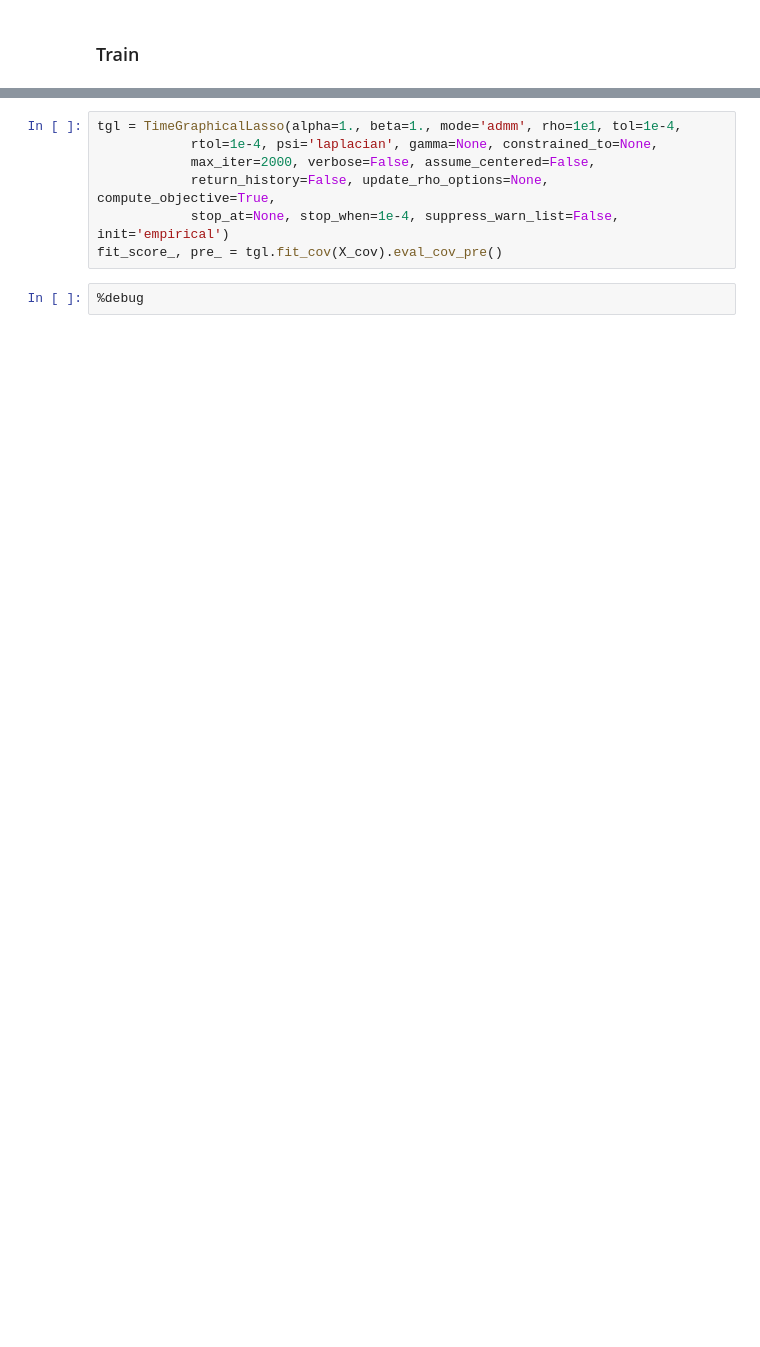
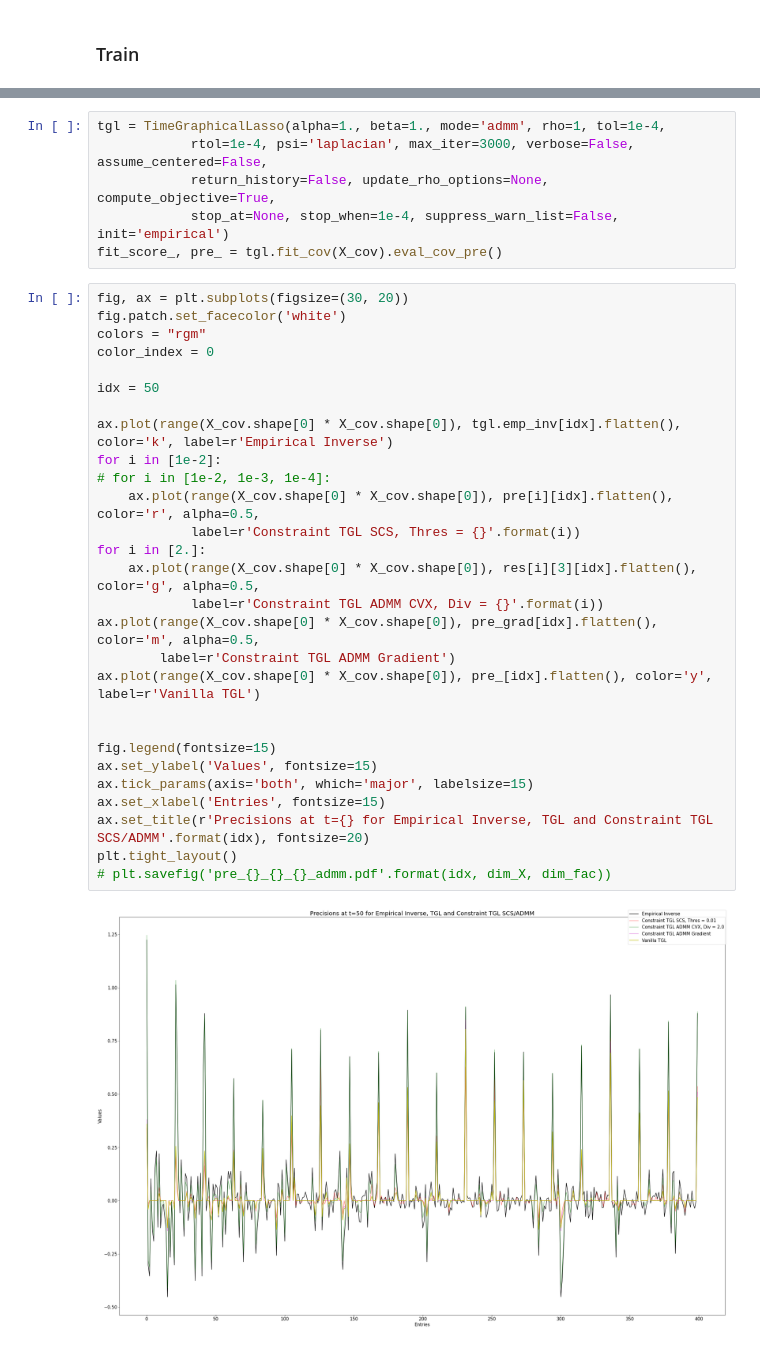
Before and after one commit to atechnicolorskye/post_sum, a Jupyter notebook: regain/inequality_constraint_cvxpy.ipynb, the cells around one changed output, grey strips where cells are left out. Saved outputs shown, nothing was run; the diff lists cells and outputs as text; blank space fills up the shorter version.

```diff
--- a/regain/inequality_constraint_cvxpy.ipynb
+++ b/regain/inequality_constraint_cvxpy.ipynb
@@ -96,9 +135,36 @@ emp_inv_score_grad, baseline_score_grad, fit_score_grad, pre_grad = tgl.fit_cov(
 # %%
-tgl = TimeGraphicalLasso(alpha=1., beta=1., mode='admm', rho=1e1, tol=1e-4,
-            rtol=1e-4, psi='laplacian', gamma=None, constrained_to=None,
-            max_iter=2000, verbose=False, assume_centered=False,
+tgl = TimeGraphicalLasso(alpha=1., beta=1., mode='admm', rho=1, tol=1e-4,
+            rtol=1e-4, psi='laplacian', max_iter=3000, verbose=False, assume_centered=False,
             return_history=False, update_rho_options=None, compute_objective=True,
             stop_at=None, stop_when=1e-4, suppress_warn_list=False, init='empirical')
 fit_score_, pre_ = tgl.fit_cov(X_cov).eval_cov_pre()
-# %%
-%debug
+# %%
+fig, ax = plt.subplots(figsize=(30, 20))
+fig.patch.set_facecolor('white')
+colors = "rgm"
+color_index = 0
+
+idx = 50
+
+ax.plot(range(X_cov.shape[0] * X_cov.shape[0]), tgl.emp_inv[idx].flatten(), color='k', label=r'Empirical Inverse')
+for i in [1e-2]:
+# for i in [1e-2, 1e-3, 1e-4]:
+    ax.plot(range(X_cov.shape[0] * X_cov.shape[0]), pre[i][idx].flatten(), color='r', alpha=0.5,
+            label=r'Constraint TGL SCS, Thres = {}'.format(i))
+for i in [2.]:
+    ax.plot(range(X_cov.shape[0] * X_cov.shape[0]), res[i][3][idx].flatten(), color='g', alpha=0.5,
+            label=r'Constraint TGL ADMM CVX, Div = {}'.format(i))
+ax.plot(range(X_cov.shape[0] * X_cov.shape[0]), pre_grad[idx].flatten(), color='m', alpha=0.5,
+        label=r'Constraint TGL ADMM Gradient')
+ax.plot(range(X_cov.shape[0] * X_cov.shape[0]), pre_[idx].flatten(), color='y', label=r'Vanilla TGL')
+
+
+fig.legend(fontsize=15)
+ax.set_ylabel('Values', fontsize=15)
+ax.tick_params(axis='both', which='major', labelsize=15)
+ax.set_xlabel('Entries', fontsize=15)
+ax.set_title(r'Precisions at t={} for Empirical Inverse, TGL and Constraint TGL SCS/ADMM'.format(idx), fontsize=20)
+plt.tight_layout()
+# plt.savefig('pre_{}_{}_{}_admm.pdf'.format(idx, dim_X, dim_fac))
+# %% [output]
+[figure, added]
```
Also changed, not shown: parts of 13 cells of this notebook, 7 other files.
